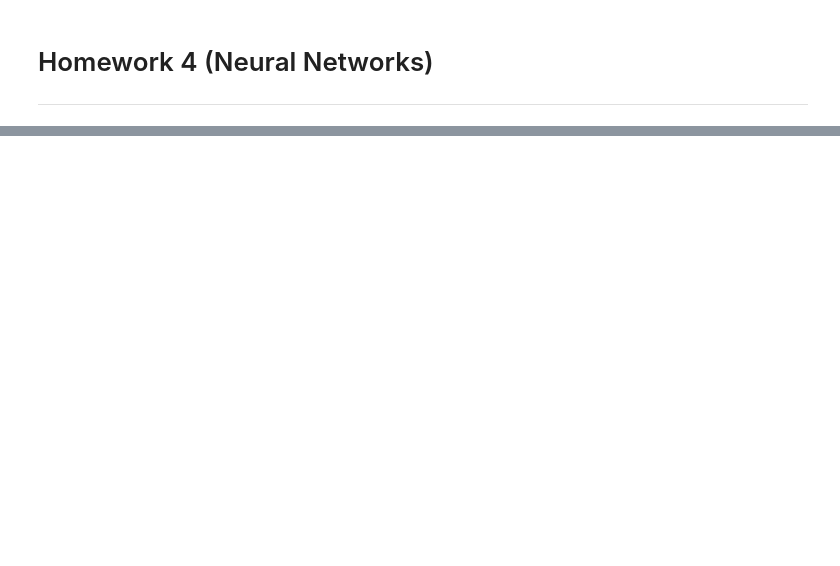
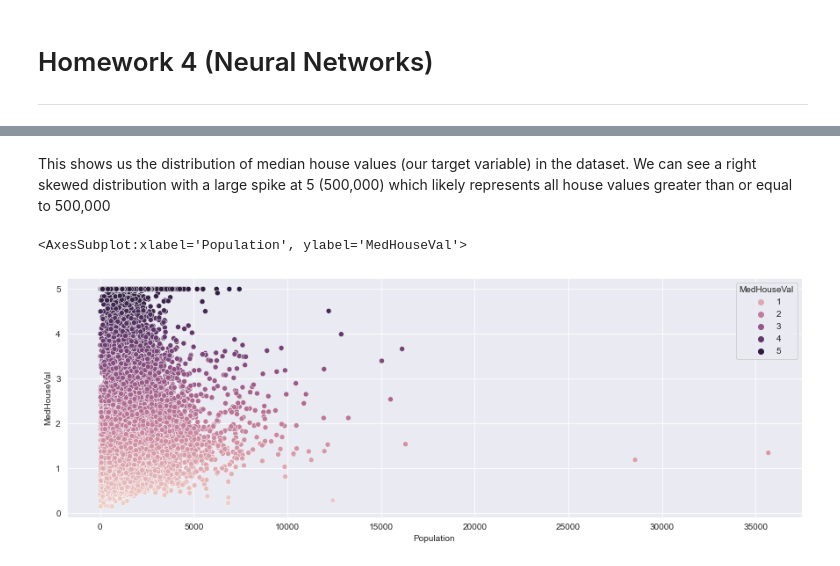
Before and after one commit to BryanSmith00/Spring-2022-Classes, a Jupyter notebook: COSC 3337 Data Science I/homework/hw4/smith_bryan_1861137_hw4.ipynb, the cells around one changed output, grey strips where cells are left out. Drawn from its saved outputs; the diff is of its cells as text; code cells hidden in the pictures; blank space fills up the shorter version.

```diff
--- a/COSC 3337 Data Science I/homework/hw4/smith_bryan_1861137_hw4.ipynb
+++ b/COSC 3337 Data Science I/homework/hw4/smith_bryan_1861137_hw4.ipynb
@@ -44,0 +110,7 @@ memory usage: 1.3 MB
+# %% [markdown]
+This shows us the distribution of median house values (our target variable) in the dataset. We can see a right skewed distribution with a large spike at 5 (500,000) which likely represents all house values greater than or equal to 500,000
+# %%
+sns.scatterplot(x=california.frame['Population'], y=california.target, hue=california.target)
+# %% [output]
+<AxesSubplot:xlabel='Population', ylabel='MedHouseVal'>
+[figure, added]
```
Also changed, not shown: parts of 32 cells of this notebook.
